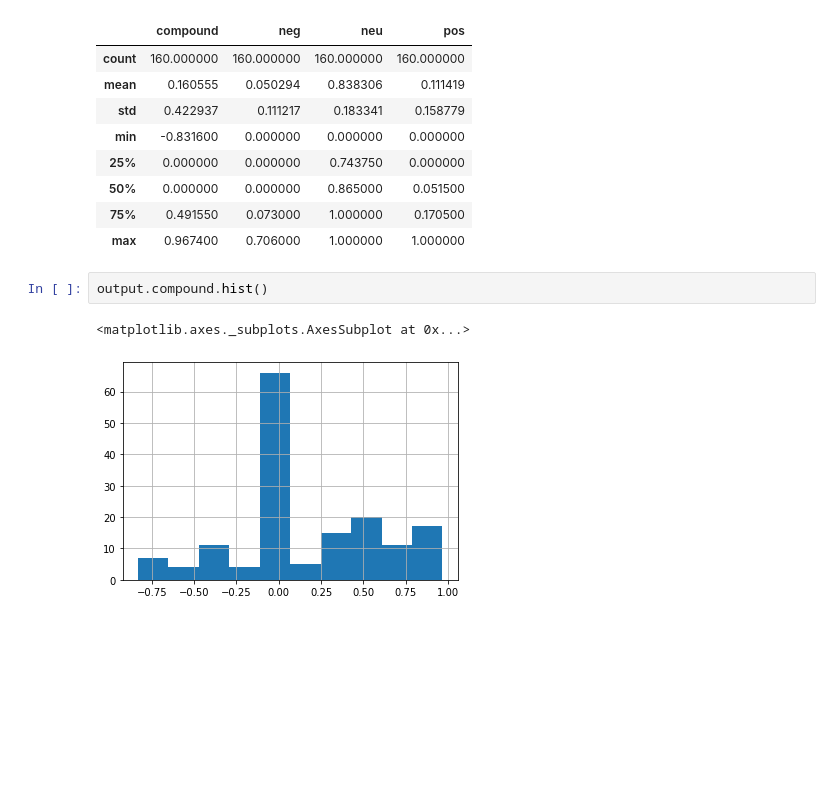
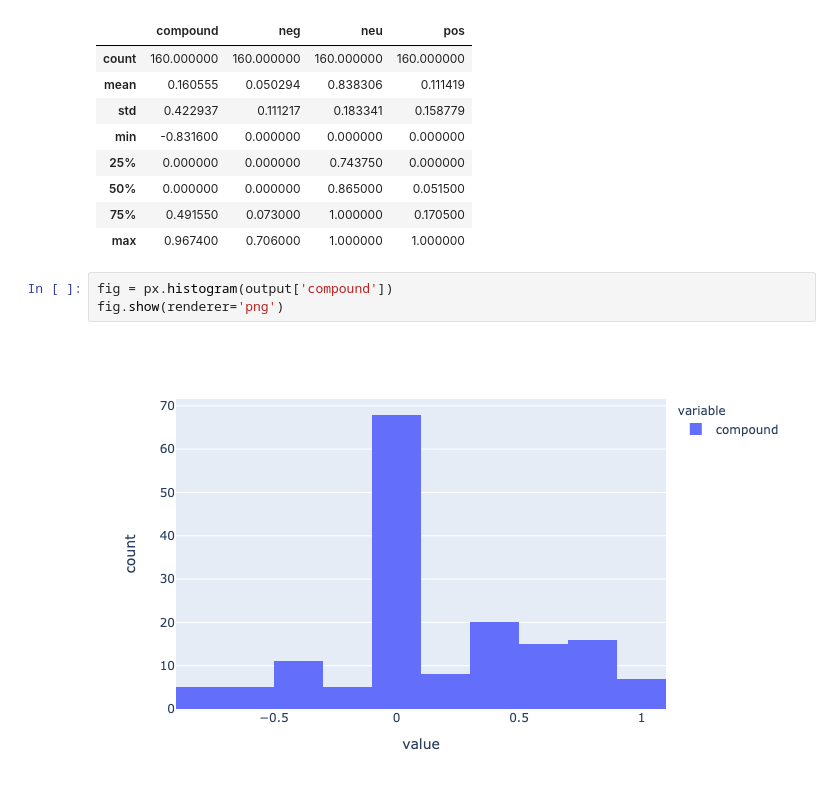
Before and after one commit to sriker415/no_scrubs_text, a Jupyter notebook: one_moore.ipynb, the cells around one changed output. Cells and saved outputs as stored; diff of their text form; blank space fills up the shorter version.

```diff
--- a/one_moore.ipynb
+++ b/one_moore.ipynb
@@ -354,8 +363,8 @@ output.describe()
 | 50% | 0.000000 | 0.000000 | 0.865000 | 0.051500 |
 | 75% | 0.491550 | 0.073000 | 1.000000 | 0.170500 |
 | max | 0.967400 | 0.706000 | 1.000000 | 1.000000 |
-# %%
-output.compound.hist()
-# %% [output]
-<matplotlib.axes._subplots.AxesSubplot at 0x...>
-[figure, removed]
+# %%
+fig = px.histogram(output['compound'])
+fig.show(renderer='png')
+# %% [output]
+[figure, added]
```
Also changed, not shown: parts of 7 cells of this notebook, 1 other file.
